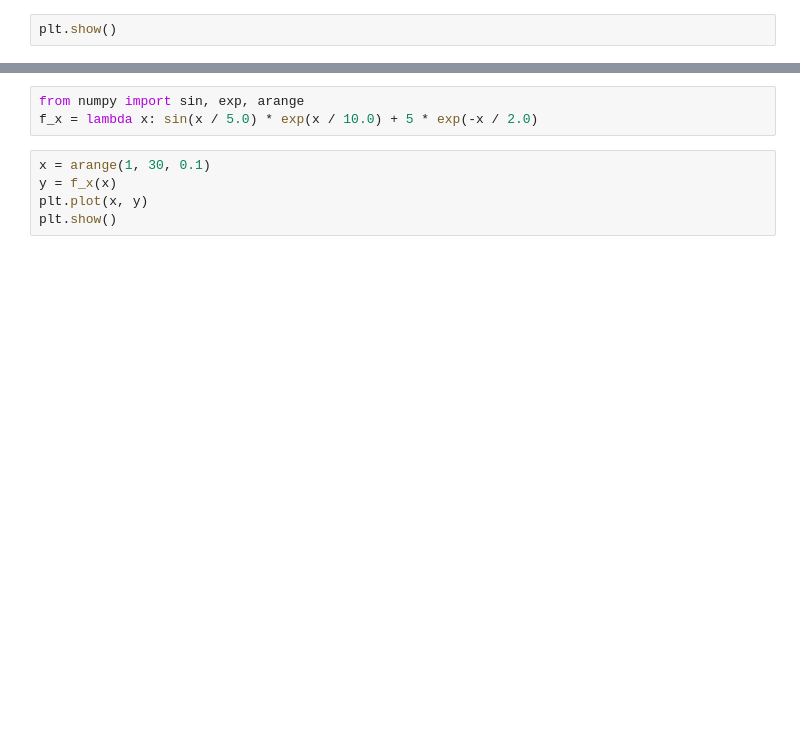
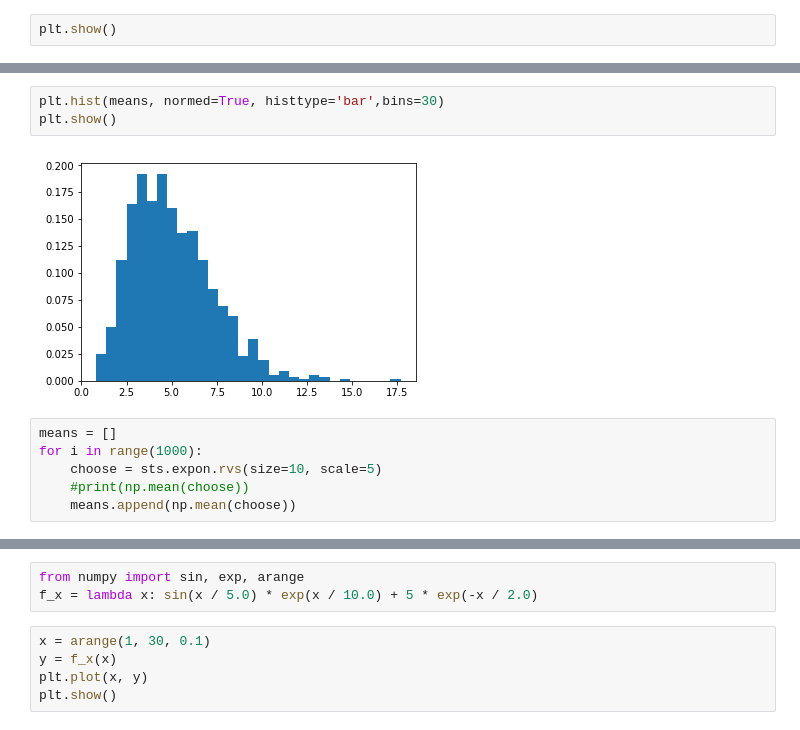
Before and after one commit to diman4ik/YandexML, a Jupyter notebook: week4/zpt.ipynb, the cells around one changed output, grey strips where cells are left out. Saved outputs shown, nothing was run; the diff lists cells and outputs as text; blank space fills up the shorter version.

```diff
--- a/week4/zpt.ipynb
+++ b/week4/zpt.ipynb
@@ -66,0 +45,11 @@ plt.show()
+# %%
+plt.hist(means, normed=True, histtype='bar',bins=30)
+plt.show()
+# %% [output]
+[figure, added]
+# %%
+means = []
+for i in range(1000):
+    choose = sts.expon.rvs(size=10, scale=5)
+    #print(np.mean(choose))
+    means.append(np.mean(choose))
```
Also changed, not shown: parts of 14 cells of this notebook.
